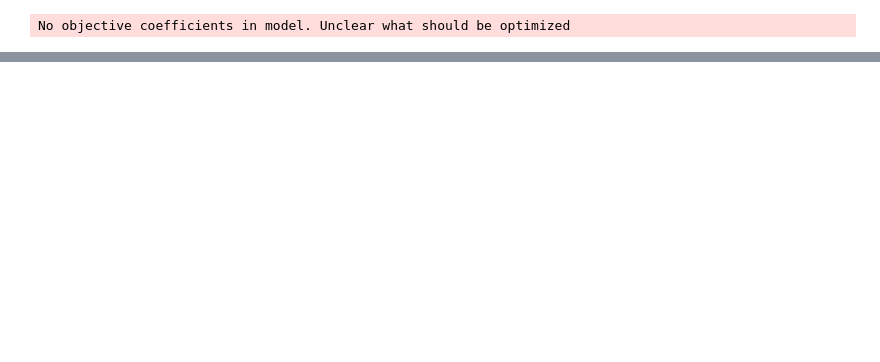
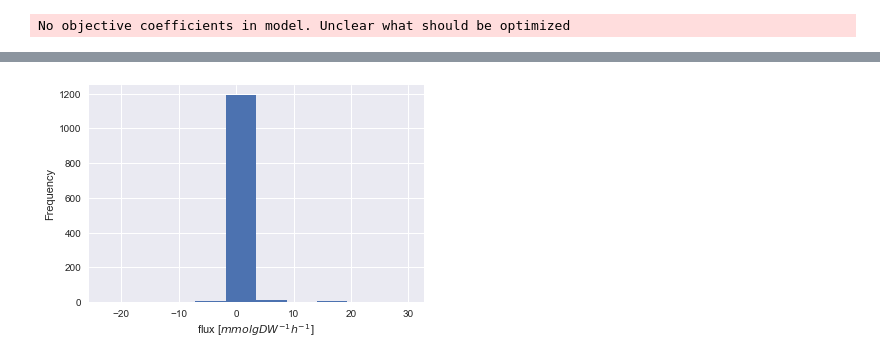
Before and after one commit to 27410/group-assignment-2021-Group-13-Psilocybin-production-in-Corynebacterium-glutamicum, a Jupyter notebook: JensWorkingCopy.ipynb, the cells around one changed output, grey strips where cells are left out. Saved outputs shown, nothing was run; the diff lists cells and outputs as text; code cells hidden in the pictures; blank space fills up the shorter version.

```diff
--- a/JensWorkingCopy.ipynb
+++ b/JensWorkingCopy.ipynb
@@ -28,0 +174,6 @@ model.optimize().objective_value
+# %%
+fig = solution.fluxes.hist()
+fig.set_xlabel('flux [$mmol gDW^{-1} h^{-1}]$')
+fig.set_ylabel('Frequency');
+# %% [output]
+[figure, added]
```
Also changed, not shown: parts of 45 cells of this notebook, 3 other files.
